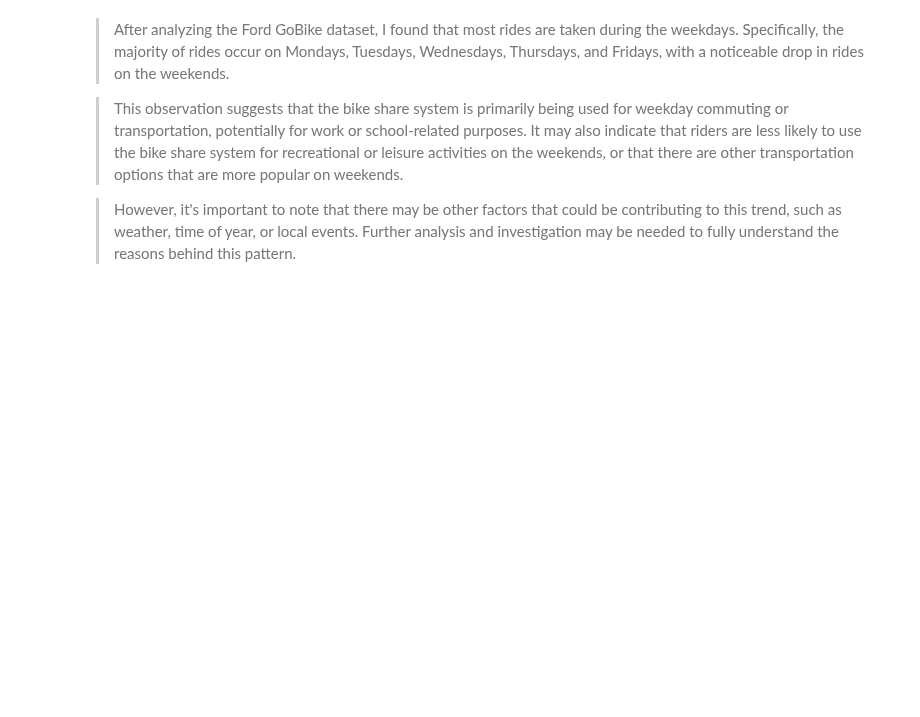
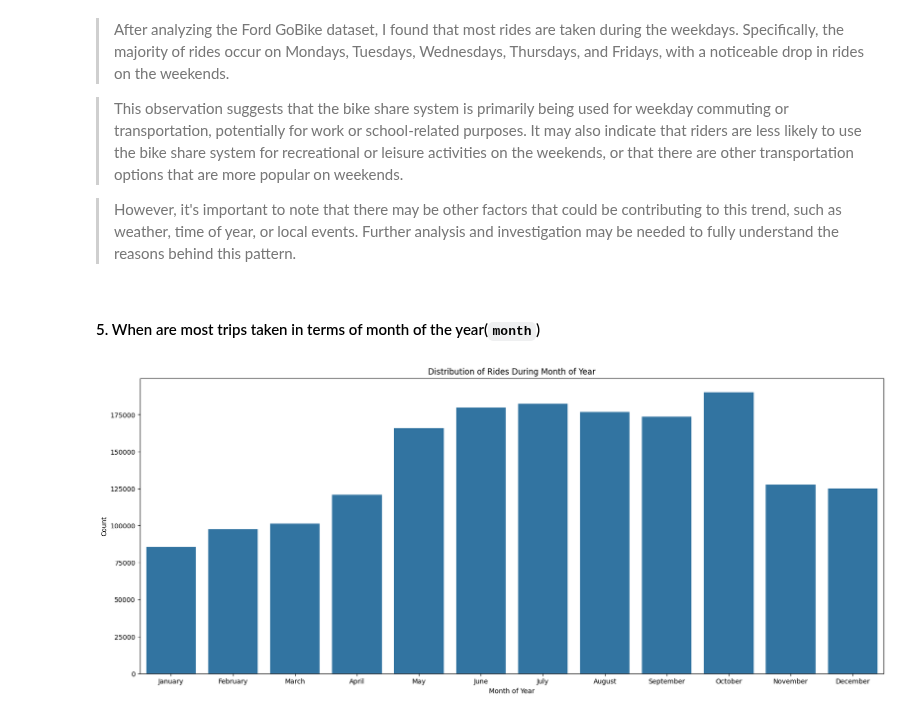
Before and after one commit to kisyular/data-visualization-project, a Jupyter notebook: Part_I_exploration.ipynb, the cells around one changed output. Saved outputs shown, nothing was run; the diff lists cells and outputs as text; code cells hidden in the pictures; blank space fills up the shorter version.

Commit message:
FEAT: UNIVARARIATE EXPLORATION: CODE FOR TRIPS DURING MONTHS

```diff
--- a/Part_I_exploration.ipynb
+++ b/Part_I_exploration.ipynb
@@ -803,3 +803,10 @@ plot_countplot('day_of_week', 'Distribution of Rides During Day of Week', 'Day o
 > This observation suggests that the bike share system is primarily being used for weekday commuting or transportation, potentially for work or school-related purposes. It may also indicate that riders are less likely to use the bike share system for recreational or leisure activities on the weekends, or that there are other transportation options that are more popular on weekends.
 
 > However, it's important to note that there may be other factors that could be contributing to this trend, such as weather, time of year, or local events. Further analysis and investigation may be needed to fully understand the reasons behind this pattern.
+# %% [markdown]
+#### 5. When are most trips taken in terms of month of the year(`month`)
+# %%
+# Count plot of distribution of `month_of_year` bike rides
+plot_countplot('month_of_year', 'Distribution of Rides During Month of Year', 'Month of Year')
+# %% [output]
+[figure, added]
```
